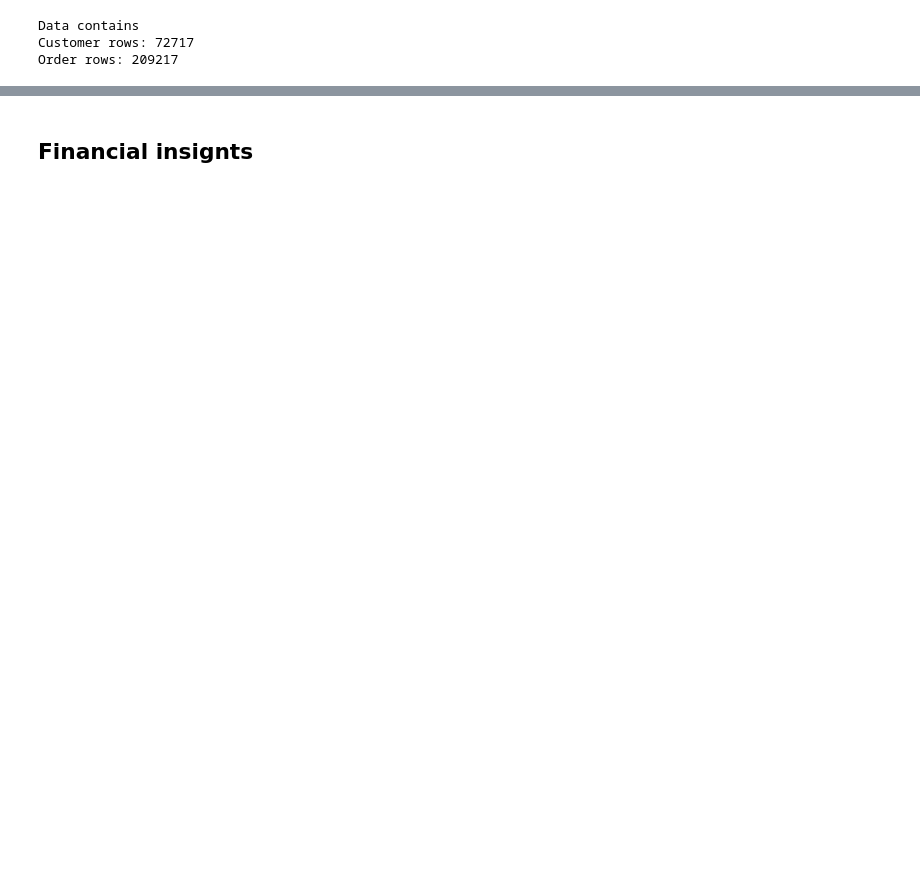
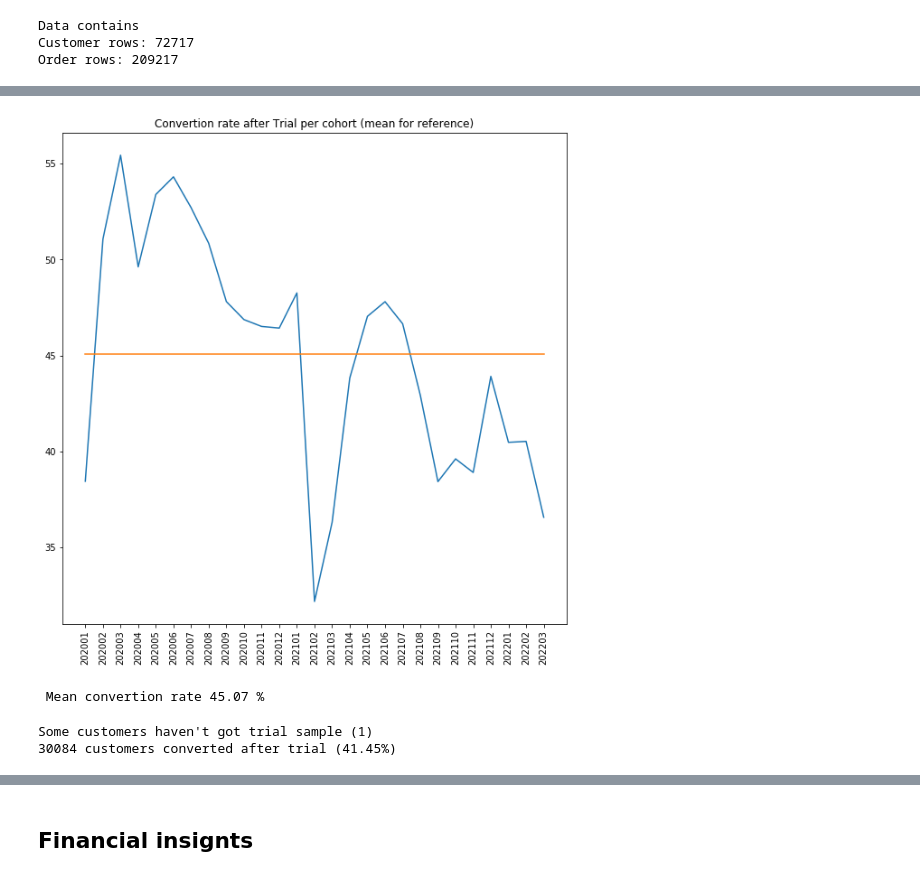
Before and after one commit to yurywallet/test_assignments, a Jupyter notebook: smalls/task_smalls.ipynb, the cells around one changed output, grey strips where cells are left out. Saved outputs shown, nothing was run; the diff lists cells and outputs as text; code cells hidden in the pictures; blank space fills up the shorter version.

```diff
--- a/smalls/task_smalls.ipynb
+++ b/smalls/task_smalls.ipynb
@@ -93,0 +620,34 @@ Users that made order without Trial 378
+# %%
+# How good is the convertion rate per cohort
+
+a=tmptmp.loc[tmptmp['ORDER_SEQUENCE']==2].copy()
+a=a.iloc[:-1] #will remove last month as it seems to be not matured
+plt.plot(a['TRIAL_WEEK_ym'],a['num_orders_prev_change'])
+t=[a['num_orders_prev_change'].mean()]*a.shape[0]
+plt.plot(a['TRIAL_WEEK_ym'],t)
+plt.xticks(rotation = 90) # Rotates X-Axis Ticks by degrees
+# plt.legend()
+plt.title("Convertion rate after Trial per cohort (mean for reference)")
+plt.show()
+
+print(f" Mean convertion rate {a['num_orders_prev_change'].mean():.2f} %")
+# %% [output]
+[figure, added]
+ Mean convertion rate 45.07 %
+# %%
+# understanding sequence
+
+order_trial_num=df_o.loc[(df_o['ORDER_SEQUENCE'].notnull()) & (df_o['ORDER_SEQUENCE']==1)].shape[0]
+if order_trial_num==len(customers):
+    print("All customers first get sample")
+else:
+    print(f"Some customers haven't got trial sample ({len(customers)-order_trial_num})")
+
+# number of converted
+converted=df_o.loc[(df_o['ORDER_SEQUENCE'].notnull()) & (df_o['ORDER_SEQUENCE']>1),cid].unique()
+num_conv=len(converted)
+not_converted=[x for x in customers if x not in converted]
+print(f"{num_conv} customers converted after trial ({100*num_conv/num_cust:.2f}%)")
+# %% [output]
+Some customers haven't got trial sample (1)
+30084 customers converted after trial (41.45%)
```
Also changed, not shown: parts of 56 cells of this notebook.
